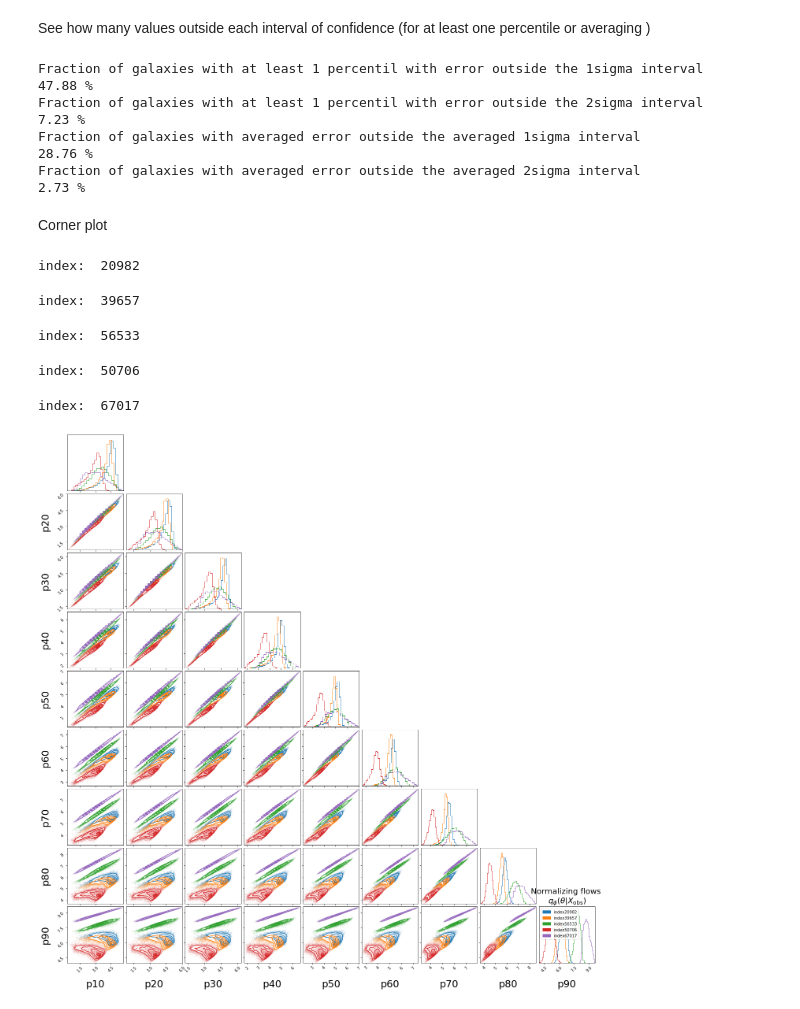
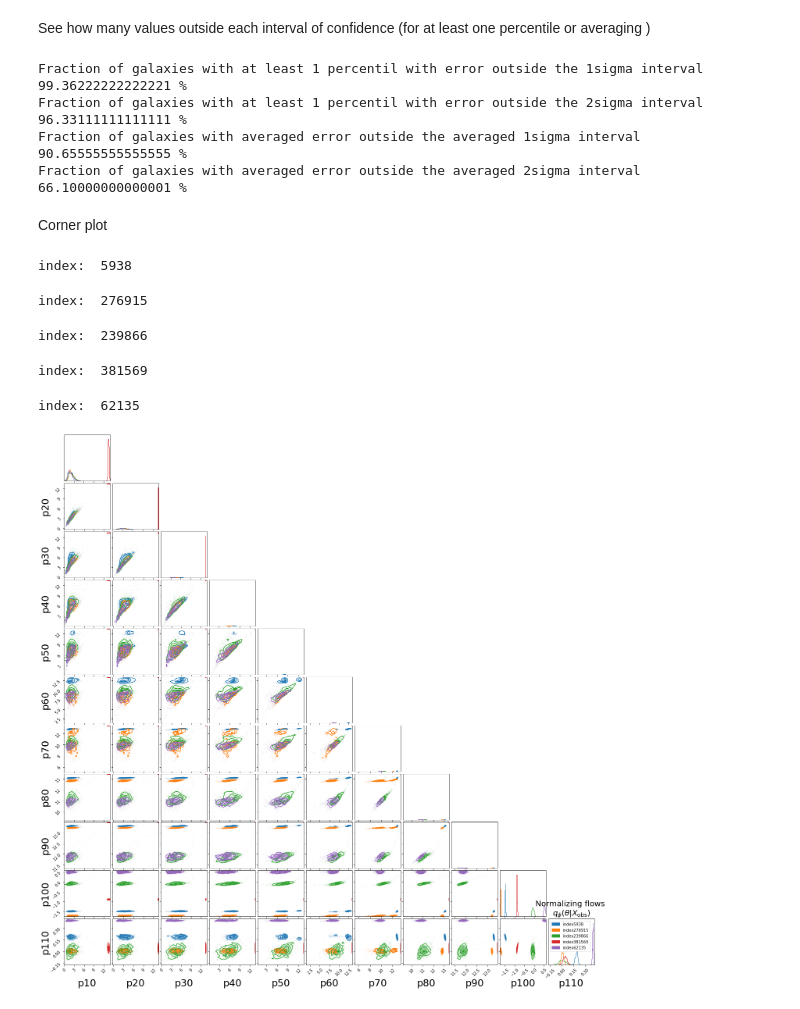
Before and after one commit to patriglesias/SBI_SFHs, a Jupyter notebook: alpha_fe_fixed/posterior_estimation.ipynb, the cells around one changed output. Drawn from its saved outputs; the diff is of its cells as text; code cells hidden in the pictures.

```diff
--- a/alpha_fe_fixed/posterior_estimation.ipynb
+++ b/alpha_fe_fixed/posterior_estimation.ipynb
@@ -253,10 +248,10 @@ for i in range(11):
     if i<10:
         plt.title('Percentile '+str((i+1)*10)+' %')
         plt.xlabel('Real time [Gyr]')
-        22plt.ylabel('Predicted time [Gyr]')
+        plt.ylabel('Predicted time [Gyr]')
+    elif i==9:
+        plt.title('Metallicity')
     elif i==10:
-        plt.title('Metallicity')
-    elif i==11:
         plt.title('[$\\alpha$/Fe]')
     #plt.savefig('1e5_m216_prediction'+str(i)+'.jpg')
     plt.show()
@@ -329,52 +324,52 @@ print('Fraction of galaxies with averaged error outside the averaged 2sigma inte
 print(len(indexes)/n_evaluations * 100, '%')
 # %% [output]
 Fraction of galaxies with at least 1 percentil with error outside the 1sigma interval
-47.88 %
+99.36222222222221 %
 Fraction of galaxies with at least 1 percentil with error outside the 2sigma interval
-7.23 %
+96.33111111111111 %
 Fraction of galaxies with averaged error outside the averaged 1sigma interval
-28.76 %
+90.65555555555555 %
 Fraction of galaxies with averaged error outside the averaged 2sigma interval
-2.73 %
+66.10000000000001 %
 # %% [markdown]
 Corner plot
 # %%
 #all percentiles together
 
 import corner
 
-best_list=np.random.randint(90000,100000,5)
+best_list=np.random.randint(405000,450000,5)
 
 fig=plt.figure(figsize=(20,20))
 
 posteriors=[]
 
 for k,j in tqdm(enumerate(best_list)):
     print('index: ',index_sh[j])
     Xobs=latents[index_sh[j],:]
-    posterior_samples = np.array(qphi.sample((10000,),
+    posterior_samples = np.array(qphi.sample((1000,),
                                     x=torch.as_tensor(np.array([Xobs]).astype(np.float32)).to('cpu'),
                                     show_progress_bars=False).detach().to('cpu'))
     posteriors.append(posterior_samples)
     #qphi sample is the number of datapoints you want in the plot
     #print(np.shape(posterior_samples))
 
-    lt=['p'+str(i*10) for i in range(1,10)] #label for percentiles
+    lt=['p'+str(i*10) for i in range(1,12)] #label for percentiles
 
     #we plot all the percentiles
     _ = corner.corner(posterior_samples[:,:],
                       labels=lt,
                       label_kwargs={'fontsize': 25},
                       color='C'+str(k), hist_kwargs={'density': True},fig=fig)
     plt.fill_between([], [], [], color='C'+str(k), label="index"+str(index_sh[j]))
 
 plt.legend(loc='upper left', fontsize=10)
 plt.title('Normalizing flows \n'+ r'$q_\phi(\theta|X_{\rm obs})$',fontsize=20)
 plt.show()
 # %% [output]
-index:  20982
+index:  5938
-index:  39657
+index:  276915
-index:  56533
+index:  239866
-index:  50706
+index:  381569
-index:  67017
+index:  62135
-[figure, old version]
+[figure, new version]
```
Also changed, not shown: parts of 4 cells of this notebook, 6 other files.
